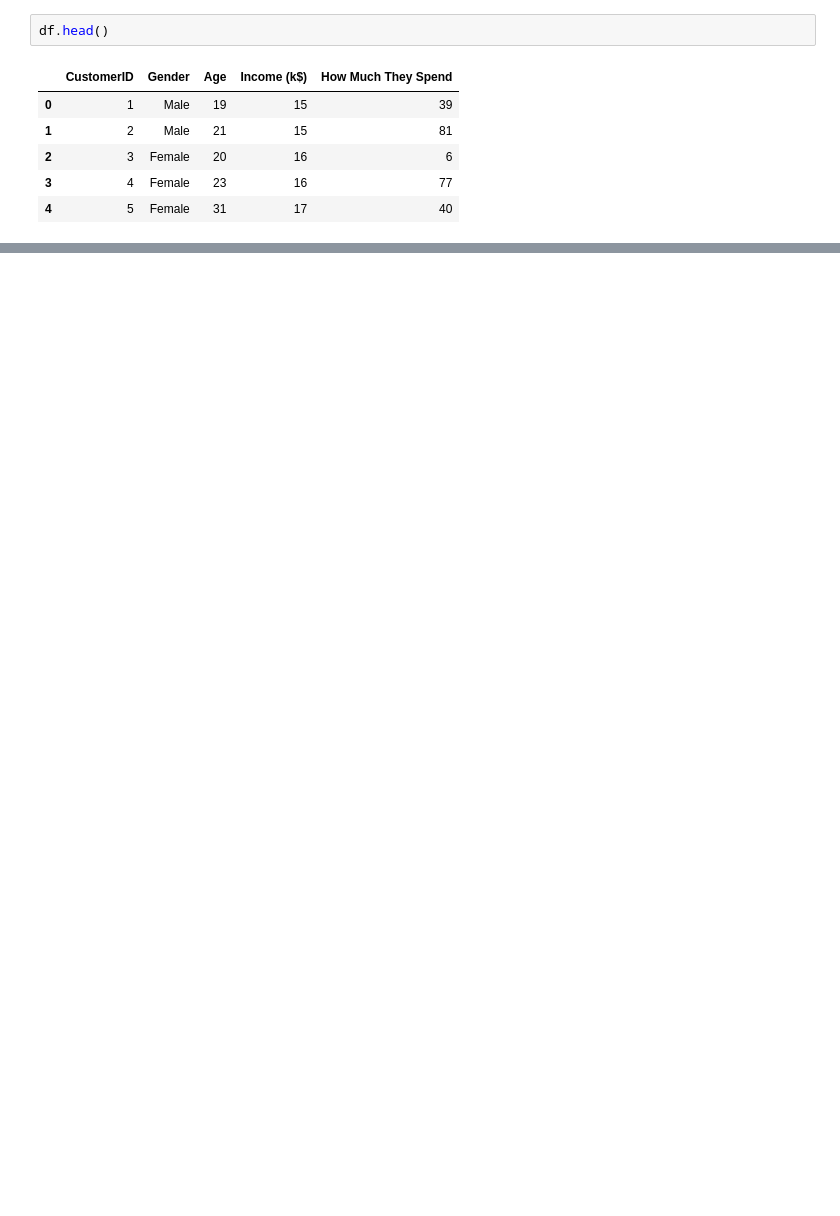
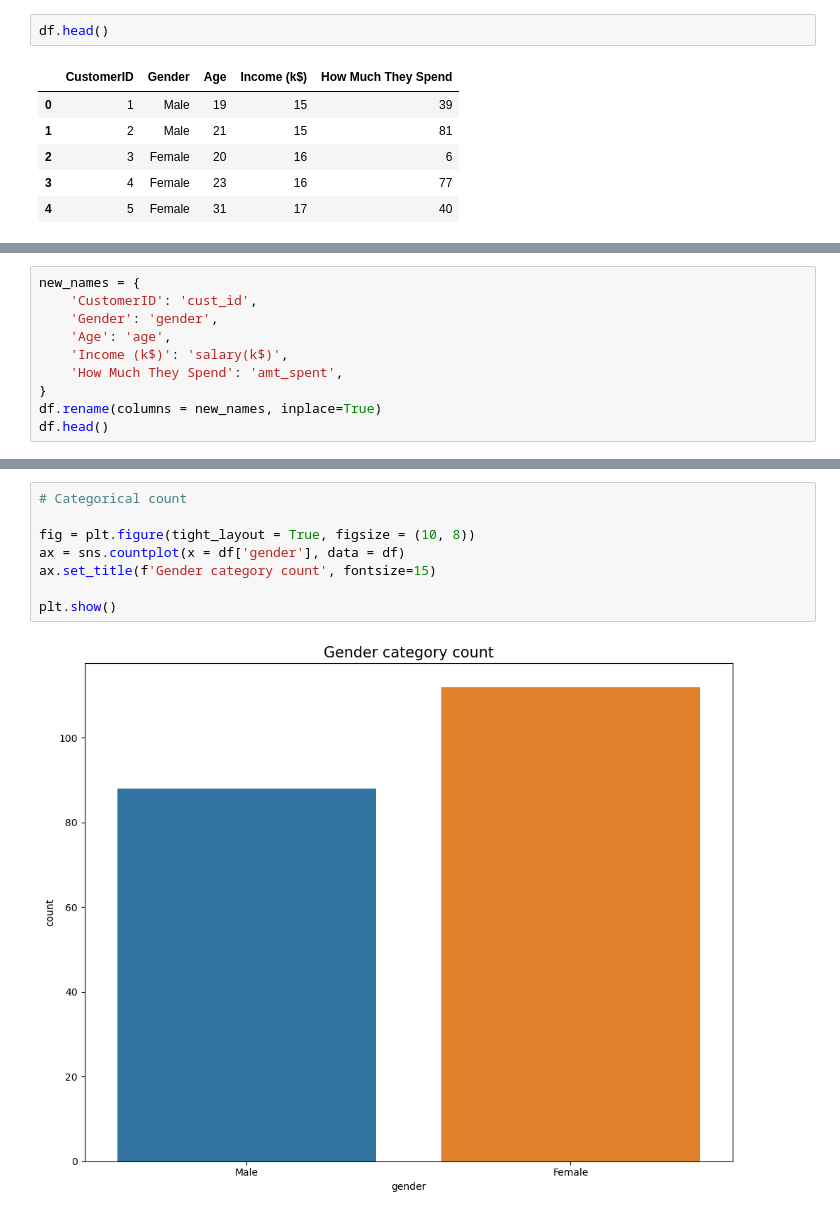
Before and after one commit to fwnriyx/poly, a Jupyter notebook: AI and Machine Learning/CA2/Unsupervised Learning/customer.ipynb, the cells around one changed output, grey strips where cells are left out. Saved outputs shown, nothing was run; the diff lists cells and outputs as text; blank space fills up the shorter version.

```diff
--- a/AI and Machine Learning/CA2/Unsupervised Learning/customer.ipynb
+++ b/AI and Machine Learning/CA2/Unsupervised Learning/customer.ipynb
@@ -12,0 +88,10 @@ df.head()
+# %%
+new_names = {
+    'CustomerID': 'cust_id',
+    'Gender': 'gender',
+    'Age': 'age',
+    'Income (k$)': 'salary(k$)',
+    'How Much They Spend': 'amt_spent',
+}
+df.rename(columns = new_names, inplace=True)
+df.head()
@@ -12,0 +105,10 @@ df.head()
+# %%
+# Categorical count
+
+fig = plt.figure(tight_layout = True, figsize = (10, 8))
+ax = sns.countplot(x = df['gender'], data = df)
+ax.set_title(f'Gender category count', fontsize=15)
+
+plt.show()
+# %% [output]
+[figure, added]
```
Also changed, not shown: parts of 17 cells of this notebook, 2 other files.
